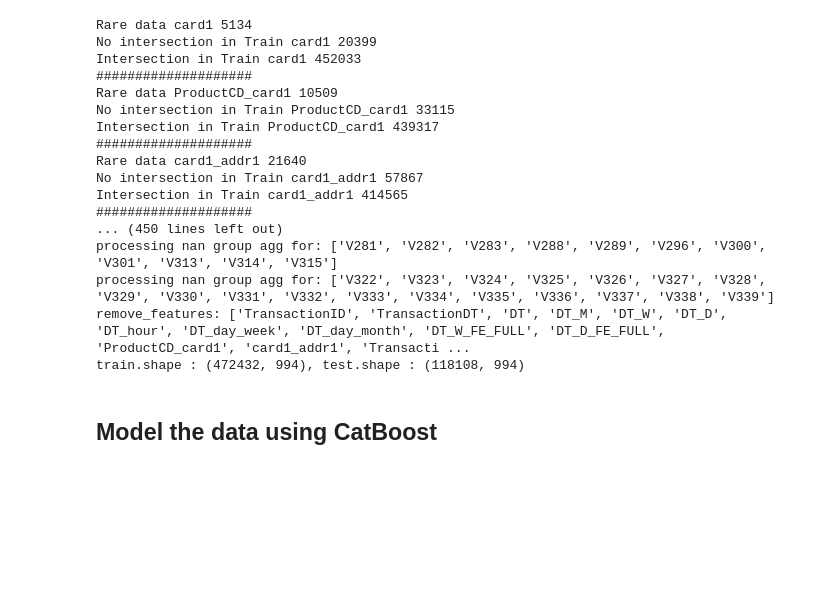
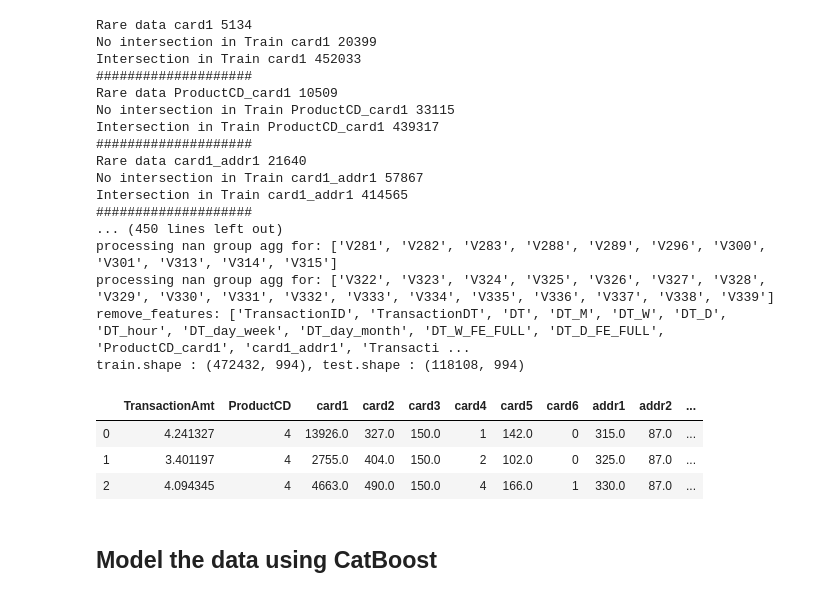
Before and after one commit to bigalh94/IEEE-CIS-Fraud-Detection, a Jupyter notebook: notebooks/LightGBM Model.ipynb, the cells around one changed output. Cells and saved outputs as stored; diff of their text form; code cells hidden in the pictures; blank space fills up the shorter version.

```diff
--- a/notebooks/LightGBM Model.ipynb
+++ b/notebooks/LightGBM Model.ipynb
@@ -159,6 +159,13 @@ processing nan group agg for: ['V281', 'V282', 'V283', 'V288', 'V289', 'V296', '
 processing nan group agg for: ['V322', 'V323', 'V324', 'V325', 'V326', 'V327', 'V328', 'V329', 'V330', 'V331', 'V332', 'V333', 'V334', 'V335', 'V336', 'V337', 'V338', 'V339']
 remove_features: ['TransactionID', 'TransactionDT', 'DT', 'DT_M', 'DT_W', 'DT_D', 'DT_hour', 'DT_day_week', 'DT_day_month', 'DT_W_FE_FULL', 'DT_D_FE_FULL', 'ProductCD_card1', 'card1_addr1', 'Transacti ...
 train.shape : (472432, 994), test.shape : (118108, 994)
+# %%
+X_train.head(3)
+# %% [output]
+|  | TransactionAmt | ProductCD | card1 | card2 | card3 | card4 | card5 | card6 | addr1 | addr2 | ... |
+| 0 | 4.241327 | 4 | 13926.0 | 327.0 | 150.0 | 1 | 142.0 | 0 | 315.0 | 87.0 | ... |
+| 1 | 3.401197 | 4 | 2755.0 | 404.0 | 150.0 | 2 | 102.0 | 0 | 325.0 | 87.0 | ... |
+| 2 | 4.094345 | 4 | 4663.0 | 490.0 | 150.0 | 4 | 166.0 | 1 | 330.0 | 87.0 | ... |
 # %% [markdown]
 ## Model the data using CatBoost
 # %%
```
Also changed, not shown: parts of 1 cell of this notebook, 4 other files.
